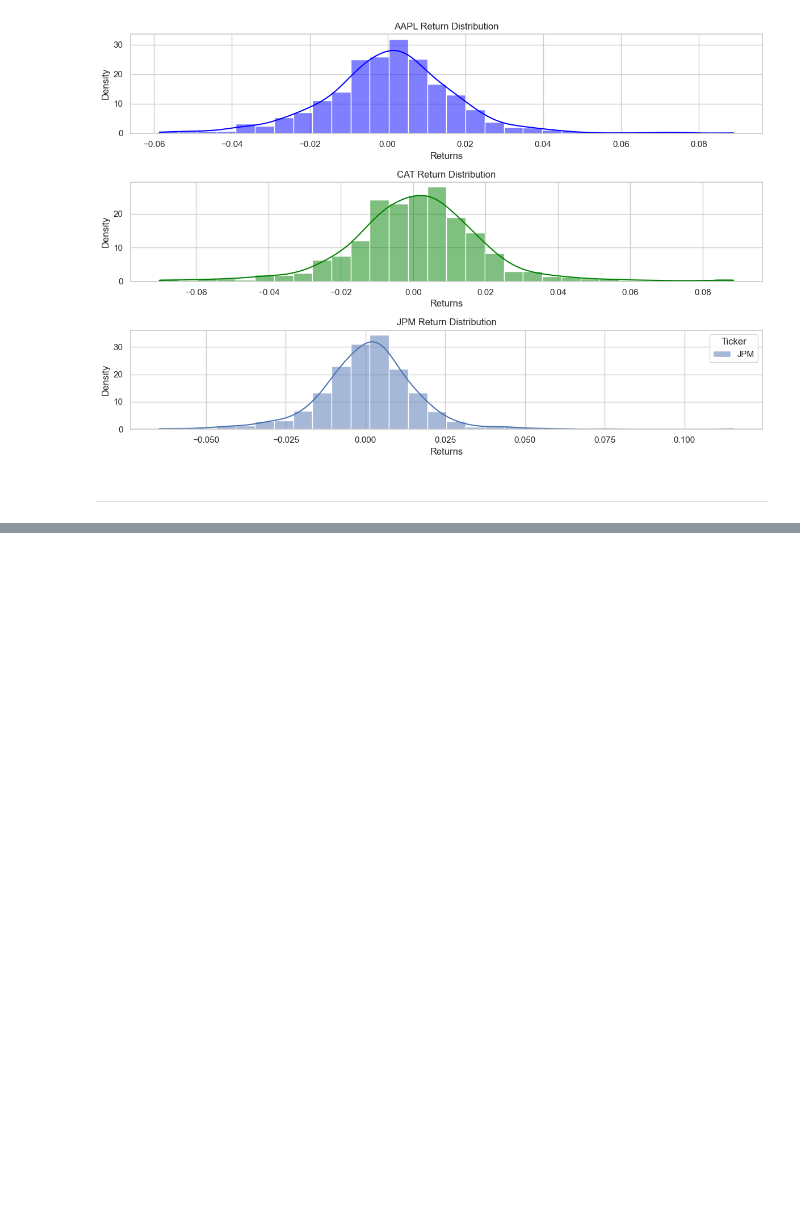
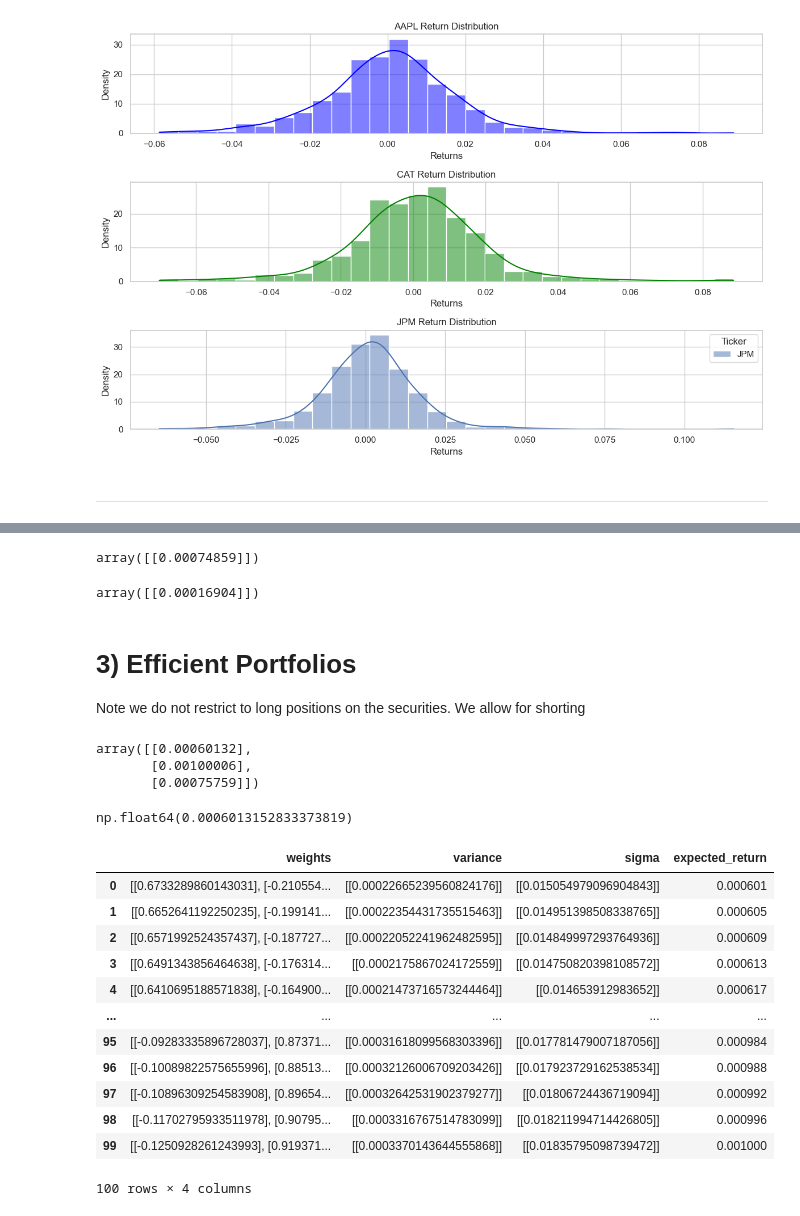
Before and after one commit to javidsegura/portfolio-optimization, a Jupyter notebook: portfolio.ipynb, the cells around one changed output, grey strips where cells are left out. Cells and saved outputs as stored; diff of their text form; code cells hidden in the pictures; blank space fills up the shorter version.

```diff
--- a/portfolio.ipynb
+++ b/portfolio.ipynb
@@ -192,0 +194,3 @@ array([[2.91215070e-04, 9.53926737e-05, 9.42887406e-05],
+# %%
+SIGMA_INV = np.linalg.inv(SIGMA)
+SIGMA_INV
@@ -192,0 +228,4 @@ array([[2.91215070e-04, 9.53926737e-05, 9.42887406e-05],
+# %%
+one_vec = np.ones((3,1))
+W_mgvp =  (SIGMA_INV @ one_vec)/ (one_vec.T @ SIGMA_INV @ one_vec)
+W_mgvp
@@ -192,0 +244,13 @@ array([[2.91215070e-04, 9.53926737e-05, 9.42887406e-05],
+# %%
+expected_return_mgvp = W_mgvp.T @ MU
+expected_return_mgvp
+# %% [output]
+array([[0.00074859]])
+# %%
+expected_variance_mgvp = W_mgvp.T @ SIGMA @ W_mgvp
+expected_variance_mgvp
+# %% [output]
+array([[0.00016904]])
+# %% [markdown]
+# 3) Efficient Portfolios
+Note we do not restrict to long positions on the securities. We allow for shorting
@@ -192,0 +262,10 @@ array([[2.91215070e-04, 9.53926737e-05, 9.42887406e-05],
+# %%
+MU
+# %% [output]
+array([[0.00060132],
+       [0.00100006],
+       [0.00075759]])
+# %%
+MU.min()
+# %% [output]
+np.float64(0.0006013152833373819)
@@ -192,0 +280,36 @@ array([[2.91215070e-04, 9.53926737e-05, 9.42887406e-05],
+# %%
+def get_efficient_portfolios():
+      """
+      Returns corresponding weights and variance for the effiuceint protfolios
+      """
+      min_u = MU.min()
+      max_u = MU.max()
+      u_range = np.linspace(min_u, max_u, 100)
+      weights = []
+      variances = []
+      sigmas = []
+      expected_returns = []
+      for u in u_range:
+            weights.append(_get_weights(u))
+            var = _get_variance(u)
+            variances.append(var)
+            sigmas.append(np.sqrt(var))
+            expected_returns.append(u)
+      return pd.DataFrame({"weights": weights, "variance": variances, "sigma":sigmas,"expected_return": expected_returns})
+
+efficient_portfolios = get_efficient_portfolios()
+efficient_portfolios
+# %% [output]
+|  | weights | variance | sigma | expected_return |
+| 0 | [[0.6733289860143031], [-0.210554... | [[0.00022665239560824176]] | [[0.015054979096904843]] | 0.000601 |
+| 1 | [[0.6652641192250235], [-0.199141... | [[0.00022354431735515463]] | [[0.014951398508338765]] | 0.000605 |
+| 2 | [[0.6571992524357437], [-0.187727... | [[0.00022052241962482595]] | [[0.014849997293764936]] | 0.000609 |
+| 3 | [[0.6491343856464638], [-0.176314... | [[0.0002175867024172559]] | [[0.014750820398108572]] | 0.000613 |
+| 4 | [[0.6410695188571838], [-0.164900... | [[0.00021473716573244464]] | [[0.014653912983652]] | 0.000617 |
+| ... | ... | ... | ... | ... |
+| 95 | [[-0.09283335896728037], [0.87371... | [[0.00031618099568303396]] | [[0.017781479007187056]] | 0.000984 |
+| 96 | [[-0.10089822575655996], [0.88513... | [[0.00032126006709203426]] | [[0.017923729162538534]] | 0.000988 |
+| 97 | [[-0.10896309254583908], [0.89654... | [[0.00032642531902379277]] | [[0.01806724436719094]] | 0.000992 |
+| 98 | [[-0.11702795933511978], [0.90795... | [[0.0003316767514783099]] | [[0.018211994714426805]] | 0.000996 |
+| 99 | [[-0.1250928261243993], [0.919371... | [[0.0003370143644555868]] | [[0.01835795098739472]] | 0.001000 |
+100 rows × 4 columns
```
Also changed, not shown: parts of 26 cells of this notebook, 2 other files.
